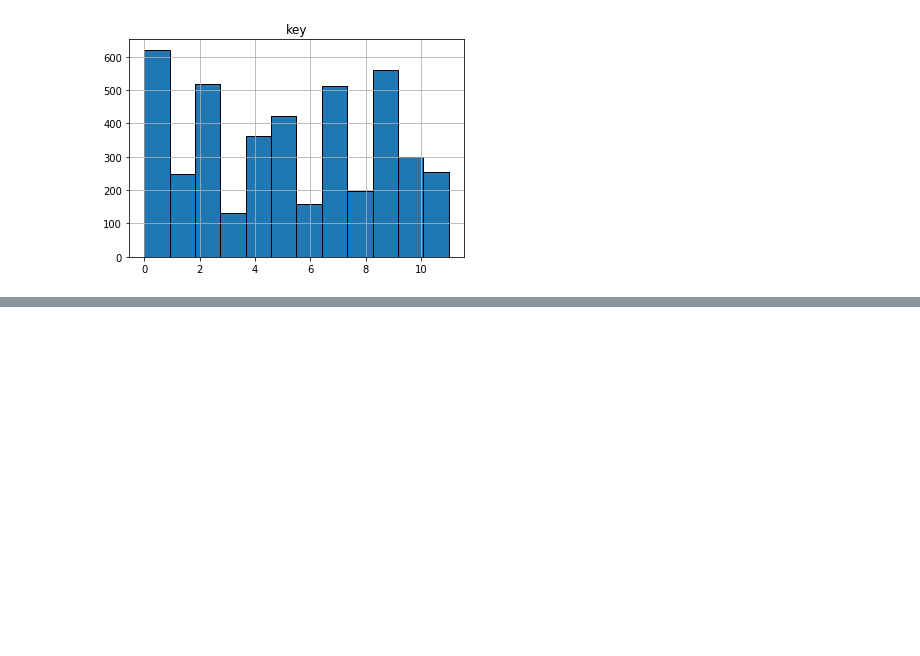
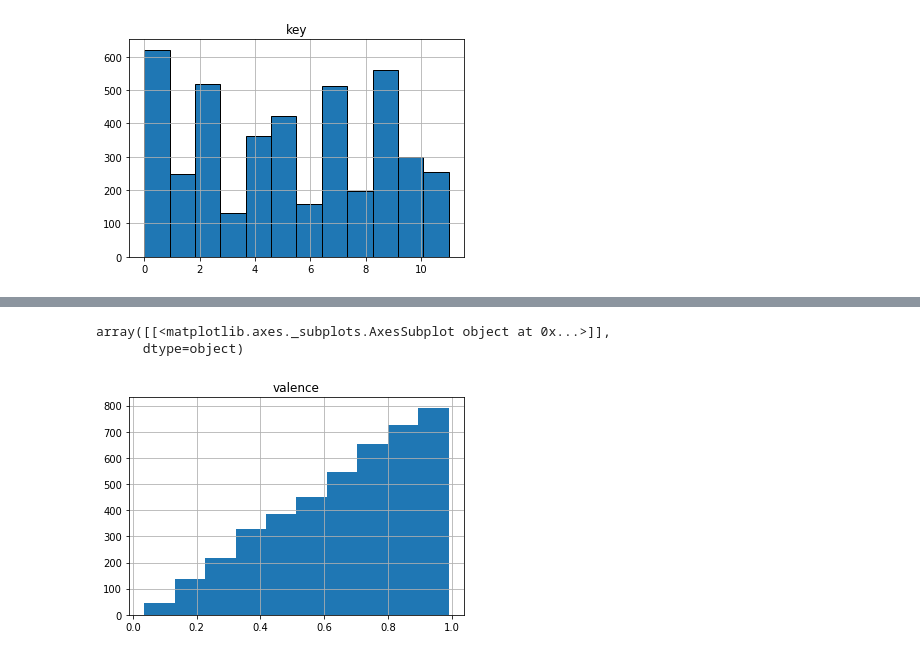
Before and after one commit to JKocher13/DataEngineering.Labs.AirflowProject, a Jupyter notebook: Python_Notebook_for_Airflow_Project.ipynb, the cells around one changed output, grey strips where cells are left out. Saved outputs shown, nothing was run; the diff lists cells and outputs as text; code cells hidden in the pictures; blank space fills up the shorter version.

```diff
--- a/Python_Notebook_for_Airflow_Project.ipynb
+++ b/Python_Notebook_for_Airflow_Project.ipynb
@@ -616,0 +635,6 @@ array([[<matplotlib.axes._subplots.AxesSubplot object at 0x...>]],
+# %%
+top1970_df.hist(column = "valence")
+# %% [output]
+array([[<matplotlib.axes._subplots.AxesSubplot object at 0x...>]],
+      dtype=object)
+[figure, added]
```
Also changed, not shown: parts of 31 cells of this notebook.
